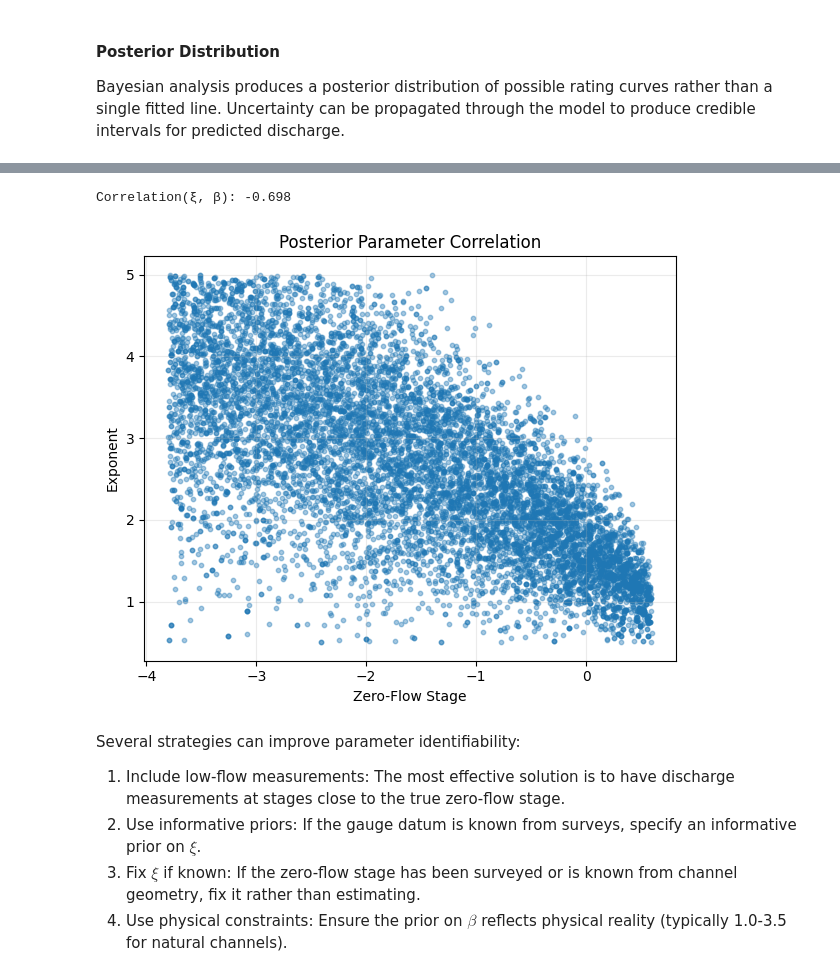
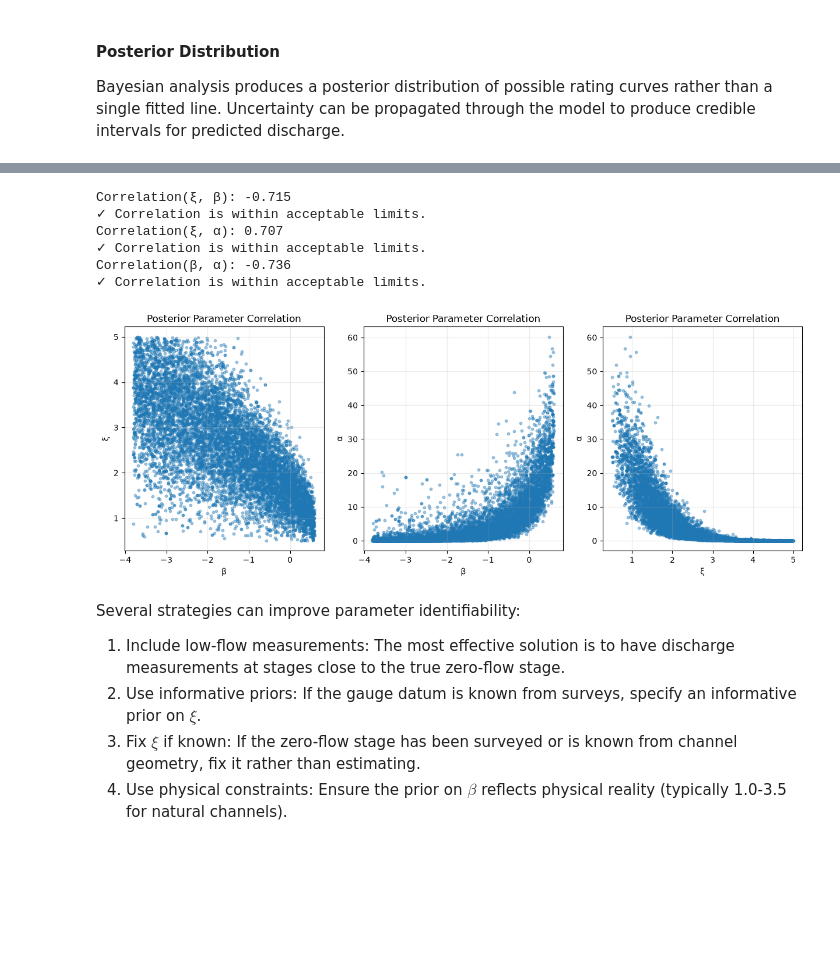
Before and after one commit to USACE-RMC/BestFit-Python-Examples, a Jupyter notebook: notebooks/04_rating_curve_analysis.ipynb, the cells around one changed output, grey strips where cells are left out. Cells and saved outputs as stored; diff of their text form; code cells hidden in the pictures; blank space fills up the shorter version.

```diff
--- a/notebooks/04_rating_curve_analysis.ipynb
+++ b/notebooks/04_rating_curve_analysis.ipynb
@@ -417,34 +373,67 @@ Signs of identifiability issues include:
 # %%
 output = results.Output
 
 xi_samples = np.zeros(len(output))
 log_alpha_samples = np.zeros(len(output))
 beta_samples = np.zeros(len(output))
 
 for i, sample in enumerate(output):
     xi_samples[i] = sample.Values[0]
     log_alpha_samples[i] = sample.Values[1]
     beta_samples[i] = sample.Values[2]
 
-corr = Correlation.Pearson(convert_to_dotnet_array(xi_samples),convert_to_dotnet_array(beta_samples))
+xb_corr = Correlation.Pearson(convert_to_dotnet_array(xi_samples),convert_to_dotnet_array(beta_samples))
+print(f"Correlation(ξ, β): {xb_corr:.3f}")
 
-print(f"Correlation(ξ, β): {corr:.3f}")
+if abs(xb_corr) > 0.9:
+    print( "Warning: strong posterior correlation detected.")
+else:
+    print("✓ Correlation is within acceptable limits.")
 
-if abs(corr) > 0.9:
+xa_corr = Correlation.Pearson(convert_to_dotnet_array(xi_samples),convert_to_dotnet_array(10**(log_alpha_samples)))
+print(f"Correlation(ξ, α): {xa_corr:.3f}")
+
+if abs(xa_corr) > 0.9:
     print( "Warning: strong posterior correlation detected.")
+else:
+    print("✓ Correlation is within acceptable limits.")
 
-plt.figure(figsize=(6,5))
+ab_corr = Correlation.Pearson(convert_to_dotnet_array(beta_samples),convert_to_dotnet_array(10**(log_alpha_samples)))
+print(f"Correlation(β, α): {ab_corr:.3f}")
 
-plt.scatter(xi_samples, beta_samples, s=10, alpha=0.4)
+if abs(ab_corr) > 0.9:
+    print( "Warning: strong posterior correlation detected.")
+else:
+    print("✓ Correlation is within acceptable limits.")
 
-plt.xlabel("Zero-Flow Stage")
-plt.ylabel("Exponent")
-plt.title("Posterior Parameter Correlation")
-plt.grid(alpha=0.25)
-plt.tight_layout()
+fig, axes = plt.subplots(1, 3, figsize=(15,5 ))
+
+axes[0].scatter(xi_samples, beta_samples, s=10, alpha=0.4)
+
+axes[0].set_xlabel("β")
+axes[0].set_ylabel("ξ")
+axes[0].set_title("Posterior Parameter Correlation")
+axes[0].grid(alpha=0.25)
+
+axes[1].scatter(xi_samples, 10**(log_alpha_samples), s=10, alpha=0.4)
+axes[1].set_xlabel("β")
+axes[1].set_ylabel("α")
+axes[1].set_title("Posterior Parameter Correlation")
+axes[1].grid(alpha=0.25)
+
+axes[2].scatter(beta_samples, 10**(log_alpha_samples), s=10, alpha=0.4)
+axes[2].set_xlabel("ξ")
+axes[2].set_ylabel("α")
+axes[2].set_title("Posterior Parameter Correlation")
+axes[2].grid(alpha=0.25)
 # %% [output]
-Correlation(ξ, β): -0.698
+Correlation(ξ, β): -0.715
+✓ Correlation is within acceptable limits.
+Correlation(ξ, α): 0.707
+✓ Correlation is within acceptable limits.
+Correlation(β, α): -0.736
+✓ Correlation is within acceptable limits.
-[figure, old version]
+[figure, new version]
 # %% [markdown]
 Several strategies can improve parameter identifiability:
 
```
Also changed, not shown: parts of 19 cells of this notebook, 16 other files.
